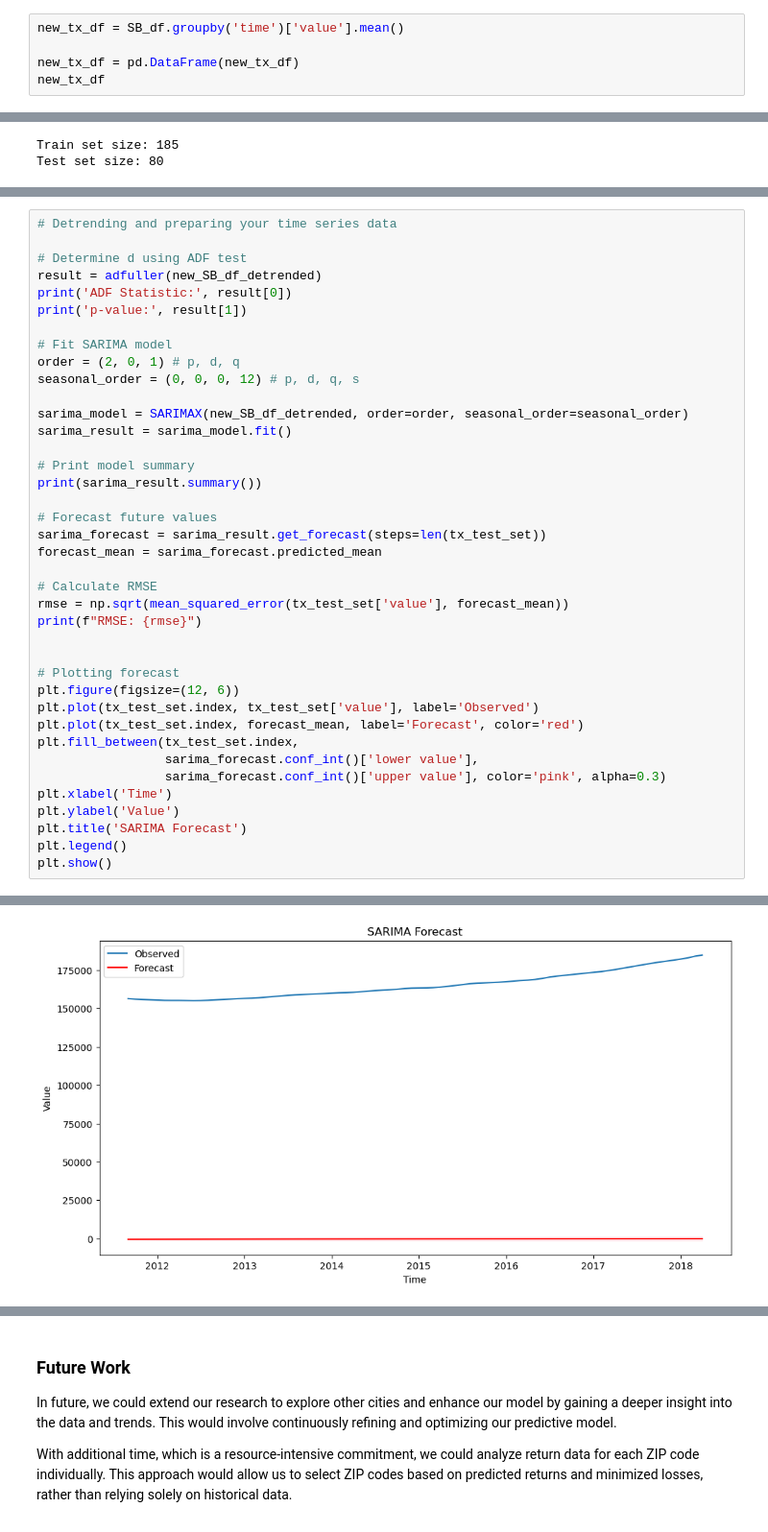
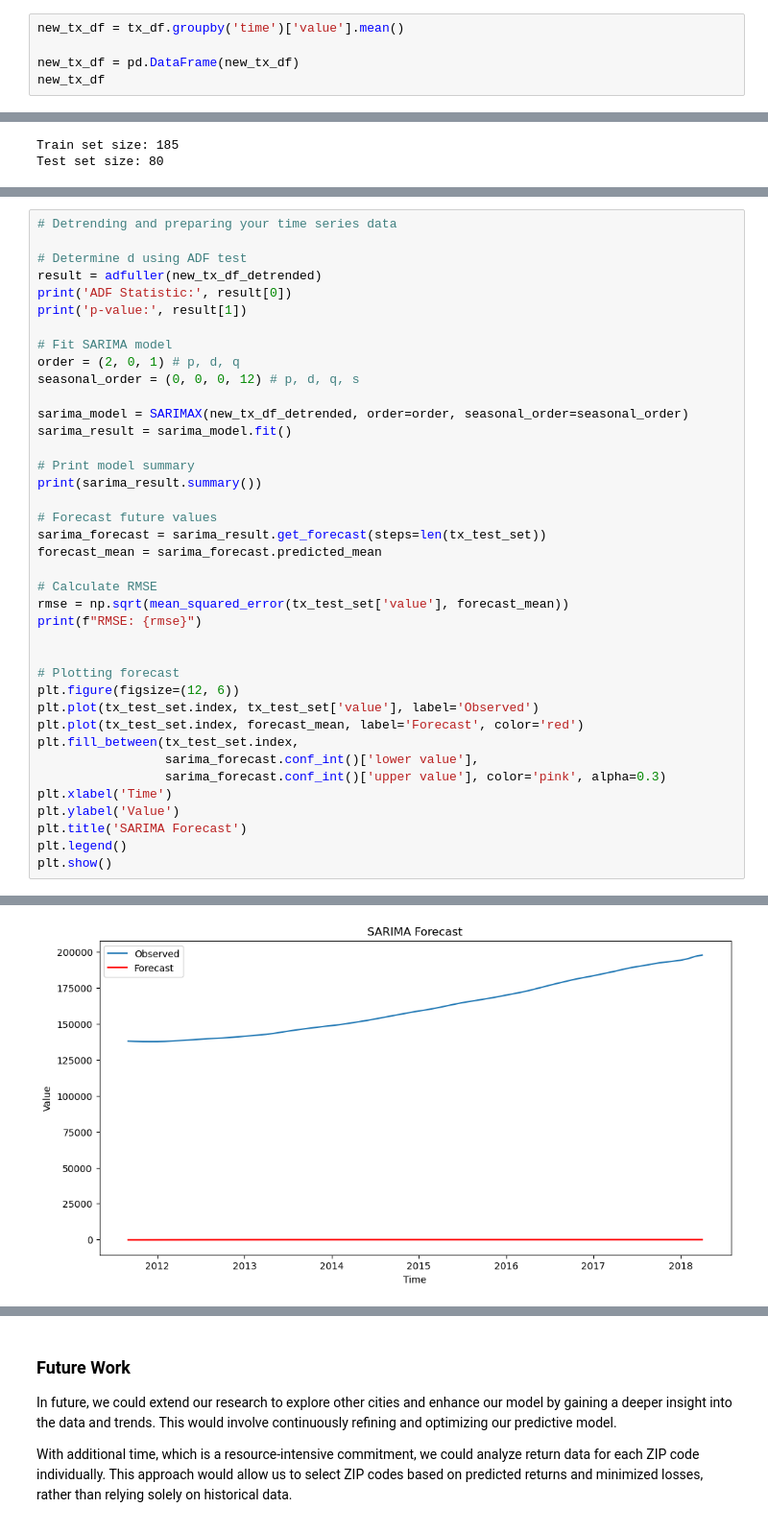
Before and after one commit to EdmundNyaribo/Phase-4-Project, a Jupyter notebook: Student.ipynb, the cells around one changed output, grey strips where cells are left out. Shown at 96% size. Cells and saved outputs as stored; diff of their text form.

Commit message:
Refine Arima Sarima models

```diff
--- a/Student.ipynb
+++ b/Student.ipynb
@@ -2309,7 +2396,7 @@ tx_df
 | 3899712 | 77457 | 91948 | 14696 | Matagorda | Texas | Bay City | Matagorda | 1.692393 | 0.24155 | 2018-04-01 | ... |
 261025 rows × 13 columns
 # %%
-new_tx_df = SB_df.groupby('time')['value'].mean()
+new_tx_df = tx_df.groupby('time')['value'].mean()
 
 new_tx_df = pd.DataFrame(new_tx_df)
 new_tx_df
@@ -2561,7 +2634,7 @@ RMSE: 35103.60852673437
 # Detrending and preparing your time series data
 
 # Determine d using ADF test
-result = adfuller(new_SB_df_detrended)
+result = adfuller(new_tx_df_detrended)
 print('ADF Statistic:', result[0])
 print('p-value:', result[1])
 
@@ -2569,7 +2642,7 @@ print('p-value:', result[1])
 order = (2, 0, 1) # p, d, q
 seasonal_order = (0, 0, 0, 12) # p, d, q, s
 
-sarima_model = SARIMAX(new_SB_df_detrended, order=order, seasonal_order=seasonal_order)
+sarima_model = SARIMAX(new_tx_df_detrended, order=order, seasonal_order=seasonal_order)
 sarima_result = sarima_model.fit()
 
 # Print model summary
@@ -2617,2 +2690,2 @@ RMSE: 165562.6291205144
  This problem is unconstrained.
-[figure, old version]
+[figure, new version]
```
Also changed, not shown: parts of 58 cells of this notebook.
